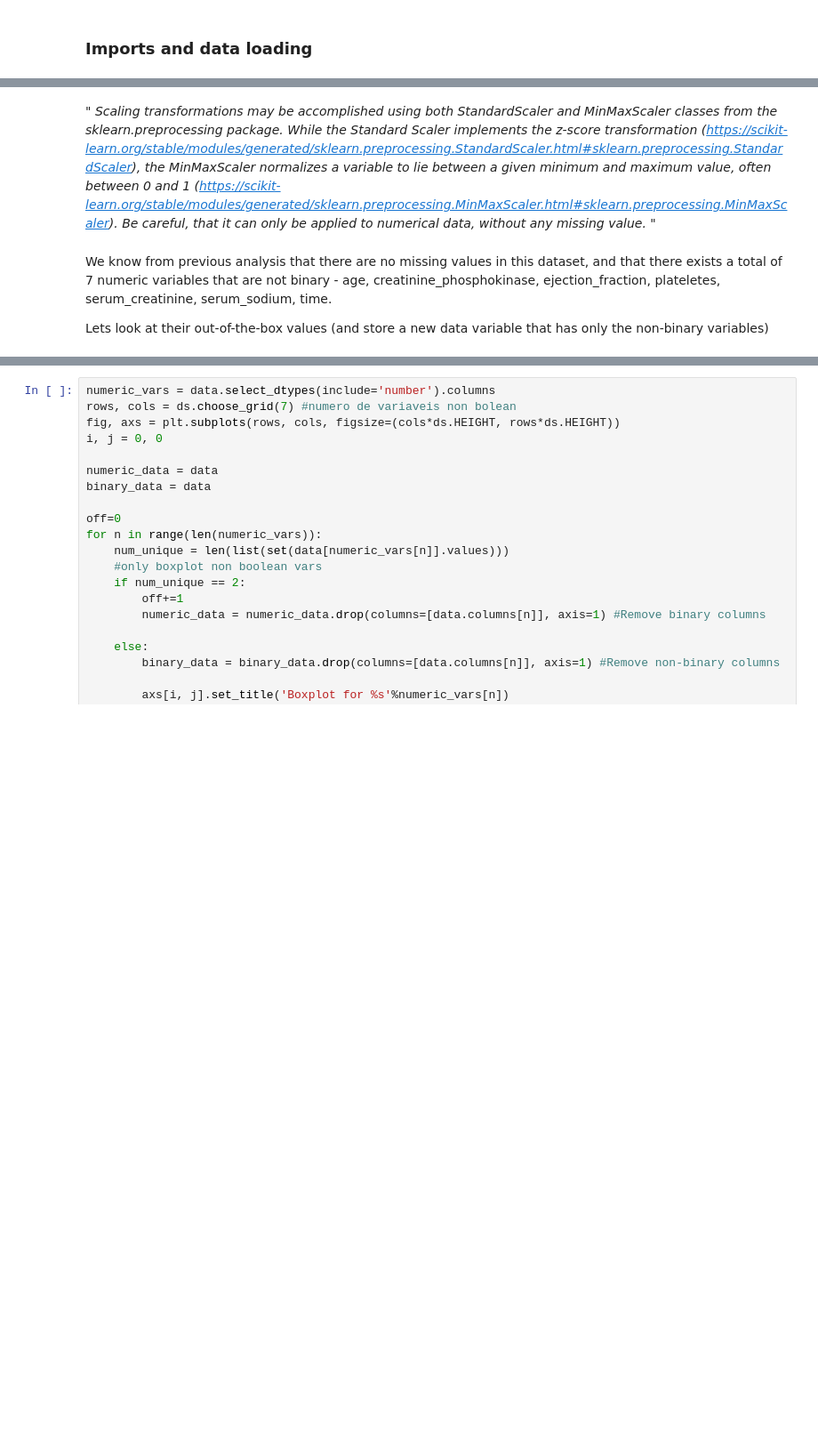
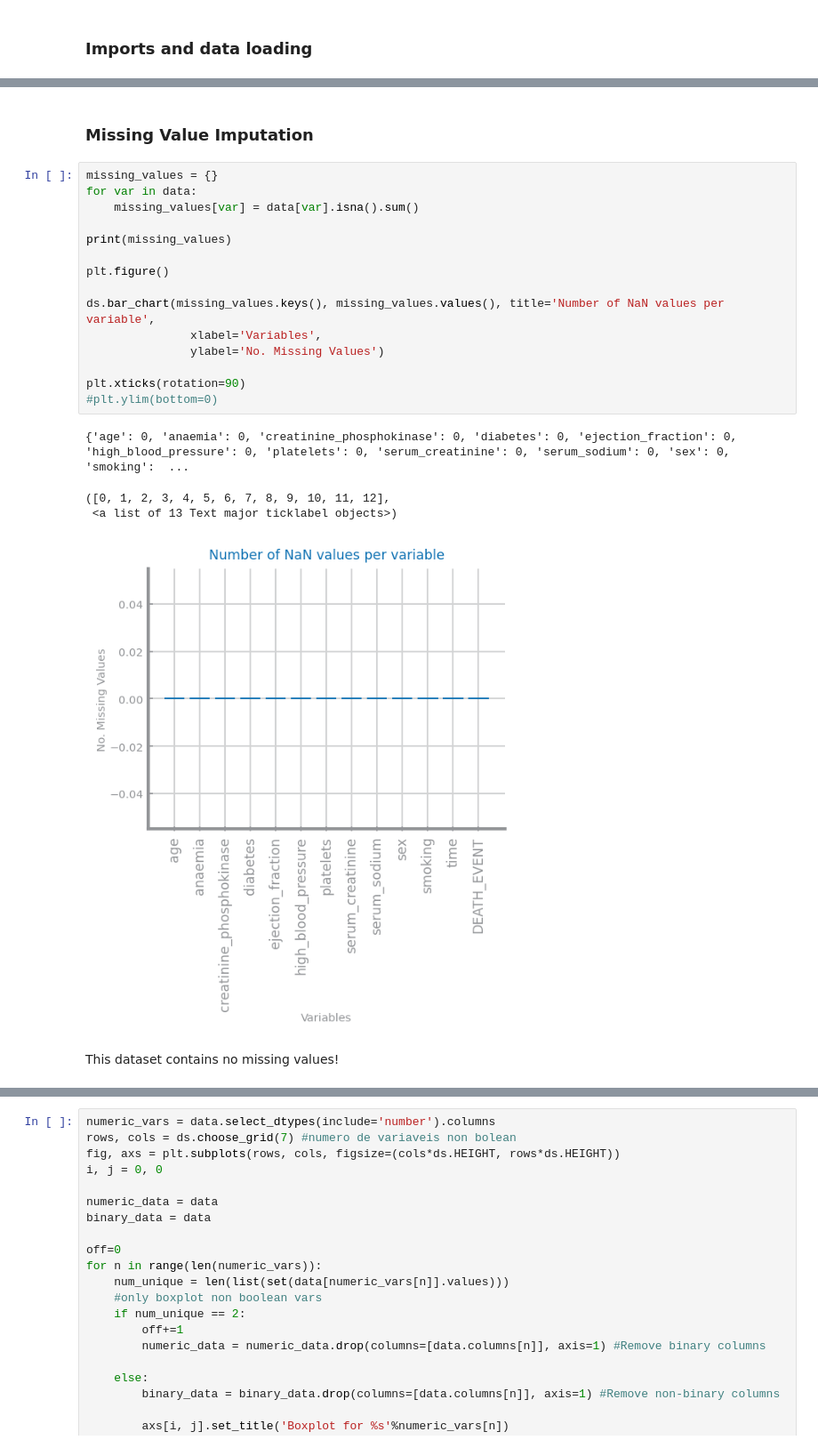
Before and after one commit to HerouFenix/cdados-project, a Jupyter notebook: DataPreparation/ValueImputation.ipynb, the cells around one changed output, grey strips where cells are left out. Shown at 89% size. Saved outputs shown, nothing was run; the diff lists cells and outputs as text; blank space fills up the shorter version.

Commit message:
added value imputation

```diff
--- a/DataPreparation/ValueImputation.ipynb
+++ b/DataPreparation/ValueImputation.ipynb
@@ -14,8 +16,26 @@ import matplotlib.pyplot as plt
 
 data = pd.read_csv('../datasets/heart_failure_clinical_records_dataset.csv')
-# %% [markdown]
-" _Scaling transformations may be accomplished using both StandardScaler and MinMaxScaler classes from the sklearn.preprocessing package. While the Standard Scaler implements the z-score transformation (https://scikit-learn.org/stable/modules/generated/sklearn.preprocessing.StandardScaler.html#sklearn.preprocessing.StandardScaler), the MinMaxScaler normalizes a variable to lie between a given minimum and maximum value, often between 0 and 1 (https://scikit-learn.org/stable/modules/generated/sklearn.preprocessing.MinMaxScaler.html#sklearn.preprocessing.MinMaxScaler). Be careful, that it can only be applied to numerical data, without any missing value._ "
-# %% [markdown]
-We know from previous analysis that there are no missing values in this dataset, and that there exists a total of 7 numeric variables that are not binary - age, creatinine_phosphokinase, ejection_fraction, plateletes, serum_creatinine, serum_sodium, time.
-
-Lets look at their out-of-the-box values (and store a new data variable that has only the non-binary variables)
+# %% [markdown]
+### Missing Value Imputation
+# %%
+missing_values = {}
+for var in data:
+    missing_values[var] = data[var].isna().sum()
+
+print(missing_values)
+
+plt.figure()
+
+ds.bar_chart(missing_values.keys(), missing_values.values(), title='Number of NaN values per variable',
+               xlabel='Variables',
+               ylabel='No. Missing Values')
+
+plt.xticks(rotation=90)
+#plt.ylim(bottom=0)
+# %% [output]
+{'age': 0, 'anaemia': 0, 'creatinine_phosphokinase': 0, 'diabetes': 0, 'ejection_fraction': 0, 'high_blood_pressure': 0, 'platelets': 0, 'serum_creatinine': 0, 'serum_sodium': 0, 'sex': 0, 'smoking':  ...
+([0, 1, 2, 3, 4, 5, 6, 7, 8, 9, 10, 11, 12],
+ <a list of 13 Text major ticklabel objects>)
+[figure, added]
+# %% [markdown]
+This dataset contains no missing values!
```
Also changed, not shown: parts of 69 cells of this notebook, 8 other files.
